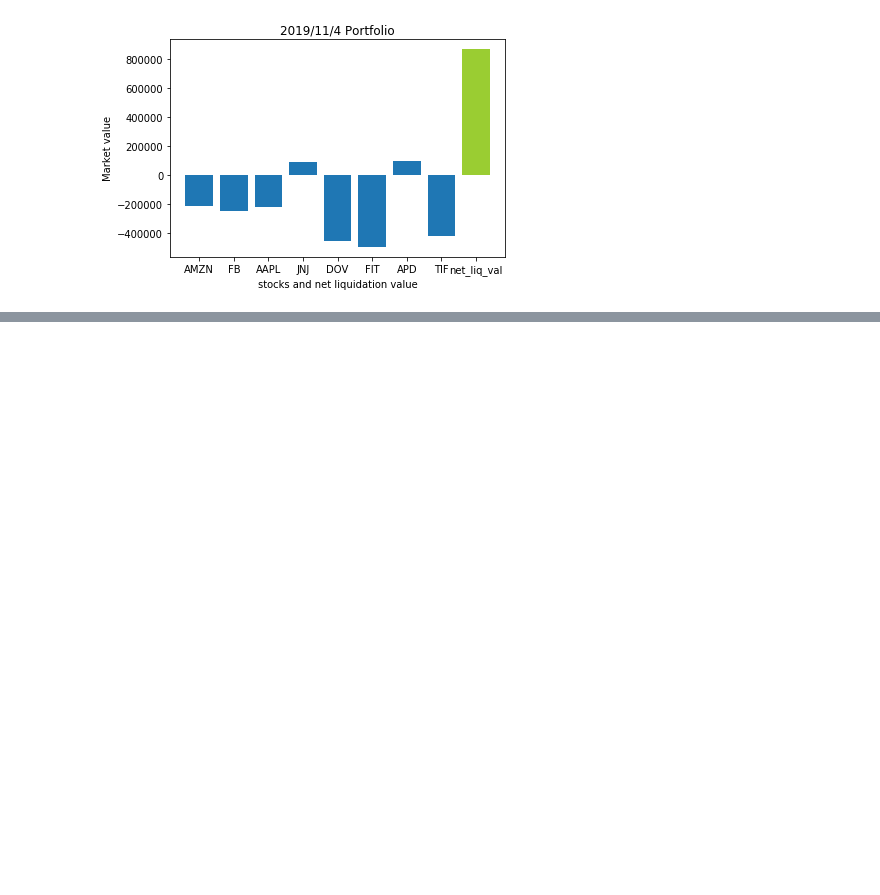
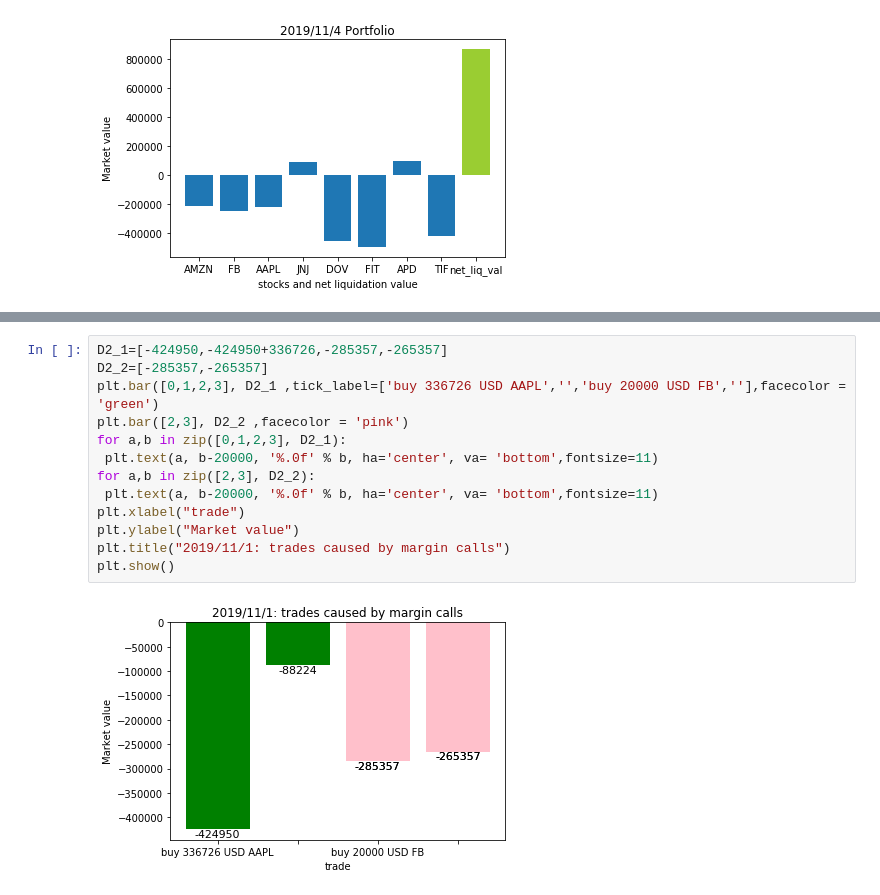
Before and after one commit to ZiyueNie/FM, a Jupyter notebook: src/margin_call.ipynb, the cells around one changed output, grey strips where cells are left out. Drawn from its saved outputs; the diff is of its cells as text; blank space fills up the shorter version.

```diff
--- a/src/margin_call.ipynb
+++ b/src/margin_call.ipynb
@@ -124,0 +171,15 @@ ValueError: ignored
+# %%
+D2_1=[-424950,-424950+336726,-285357,-265357]
+D2_2=[-285357,-265357]
+plt.bar([0,1,2,3], D2_1 ,tick_label=['buy 336726 USD AAPL','','buy 20000 USD FB',''],facecolor = 'green')
+plt.bar([2,3], D2_2 ,facecolor = 'pink')
+for a,b in zip([0,1,2,3], D2_1):
+ plt.text(a, b-20000, '%.0f' % b, ha='center', va= 'bottom',fontsize=11)
+for a,b in zip([2,3], D2_2):
+ plt.text(a, b-20000, '%.0f' % b, ha='center', va= 'bottom',fontsize=11)
+plt.xlabel("trade")
+plt.ylabel("Market value")
+plt.title("2019/11/1: trades caused by margin calls")
+plt.show()
+# %% [output]
+[figure, added]
```
Also changed, not shown: parts of 14 cells of this notebook.
